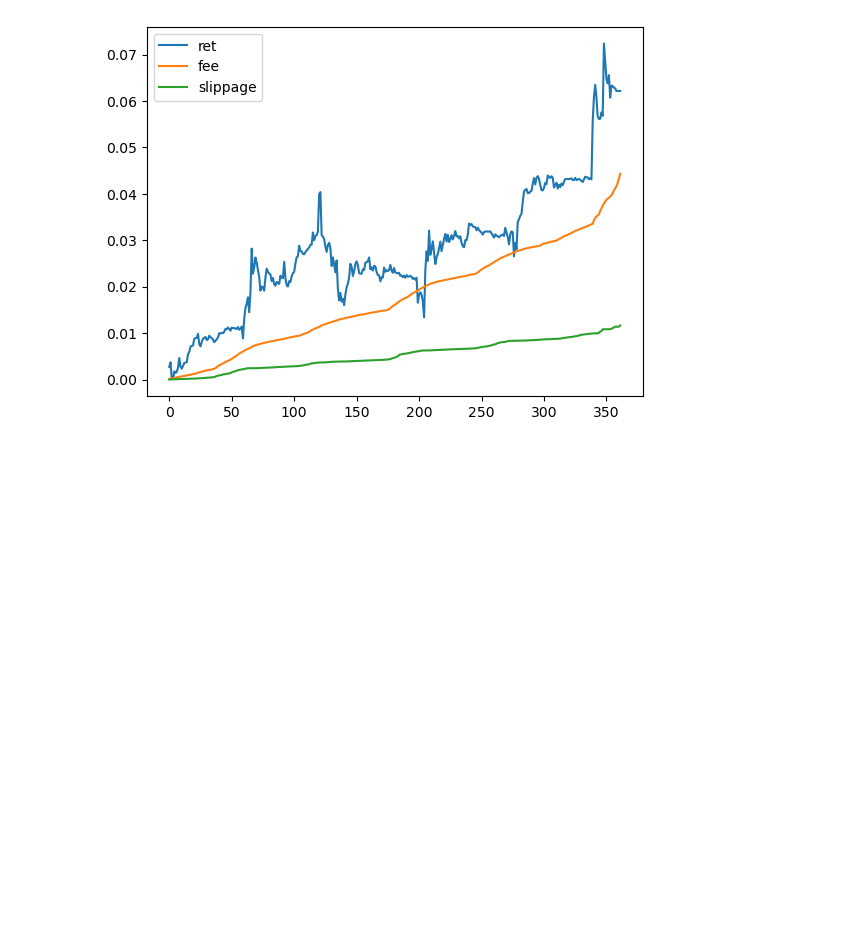
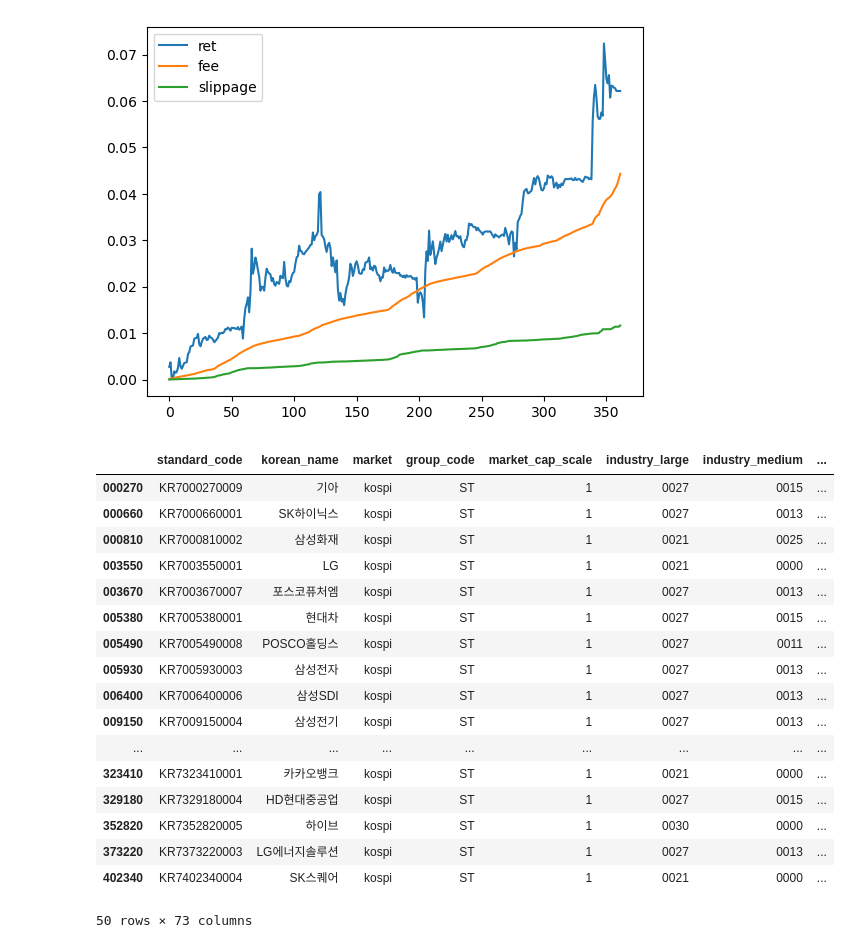
Before and after one commit to Thessal/ui, a Jupyter notebook: DEMO_BATCH.ipynb, the cells around one changed output. Saved outputs shown, nothing was run; the diff lists cells and outputs as text; code cells hidden in the pictures; blank space fills up the shorter version.

Commit message:
feat: master download

```diff
--- a/DEMO_BATCH.ipynb
+++ b/DEMO_BATCH.ipynb
@@ -138,3 +150,41 @@ df_stat.iloc[:,:3].cumsum().reset_index(drop=True).plot()
 # %% [output]
 <Axes: >
 [figure]
+# %%
+# pd.Series([df["input_code"] for df in dfs]).to_csv("temp.csv")
+
+from rhetenor.data import download_master
+a = download_master()
+# %%
+# pd.DataFrame(a).T.iloc[0].to_dict()
+#  'low_liquidity': 'N',
+#  'governance_index_stock': 'N',
+#  'kospi200_sector_industry': '',
+#  'kospi100': '0',
+#  'kospi50': 'N',
+#  'krx': 'N',
+#  'etp': 'N',
+#  'elw_issuance': '',
+import pandas as pd
+df = pd.DataFrame(a).T
+df.query("kospi50 == 'Y'")
+# df["elw_issuance"].unique()
+# %% [output]
+|  | standard_code | korean_name | market | group_code | market_cap_scale | industry_large | industry_medium | ... |
+| 000270 | KR7000270009 | 기아 | kospi | ST | 1 | 0027 | 0015 | ... |
+| 000660 | KR7000660001 | SK하이닉스 | kospi | ST | 1 | 0027 | 0013 | ... |
+| 000810 | KR7000810002 | 삼성화재 | kospi | ST | 1 | 0021 | 0025 | ... |
+| 003550 | KR7003550001 | LG | kospi | ST | 1 | 0021 | 0000 | ... |
+| 003670 | KR7003670007 | 포스코퓨처엠 | kospi | ST | 1 | 0027 | 0013 | ... |
+| 005380 | KR7005380001 | 현대차 | kospi | ST | 1 | 0027 | 0015 | ... |
+| 005490 | KR7005490008 | POSCO홀딩스 | kospi | ST | 1 | 0027 | 0011 | ... |
+| 005930 | KR7005930003 | 삼성전자 | kospi | ST | 1 | 0027 | 0013 | ... |
+| 006400 | KR7006400006 | 삼성SDI | kospi | ST | 1 | 0027 | 0013 | ... |
+| 009150 | KR7009150004 | 삼성전기 | kospi | ST | 1 | 0027 | 0013 | ... |
+| ... | ... | ... | ... | ... | ... | ... | ... | ... |
+| 323410 | KR7323410001 | 카카오뱅크 | kospi | ST | 1 | 0021 | 0000 | ... |
+| 329180 | KR7329180004 | HD현대중공업 | kospi | ST | 1 | 0027 | 0015 | ... |
+| 352820 | KR7352820005 | 하이브 | kospi | ST | 1 | 0030 | 0000 | ... |
+| 373220 | KR7373220003 | LG에너지솔루션 | kospi | ST | 1 | 0027 | 0013 | ... |
+| 402340 | KR7402340004 | SK스퀘어 | kospi | ST | 1 | 0021 | 0000 | ... |
+50 rows × 73 columns
```
Also changed, not shown: parts of 7 cells of this notebook, 6 other files.
